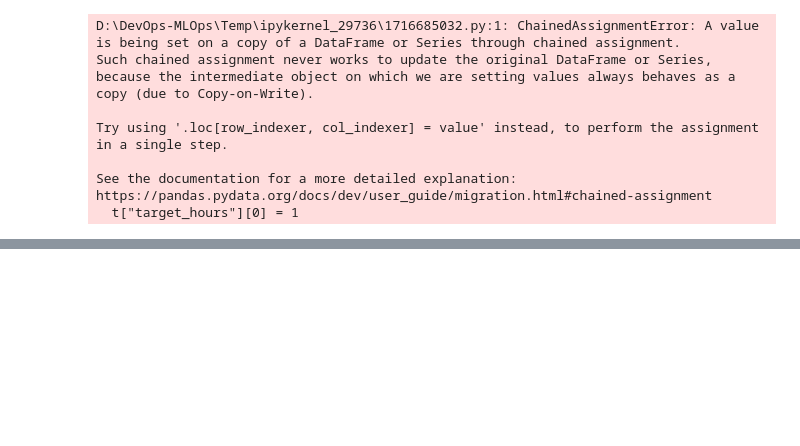
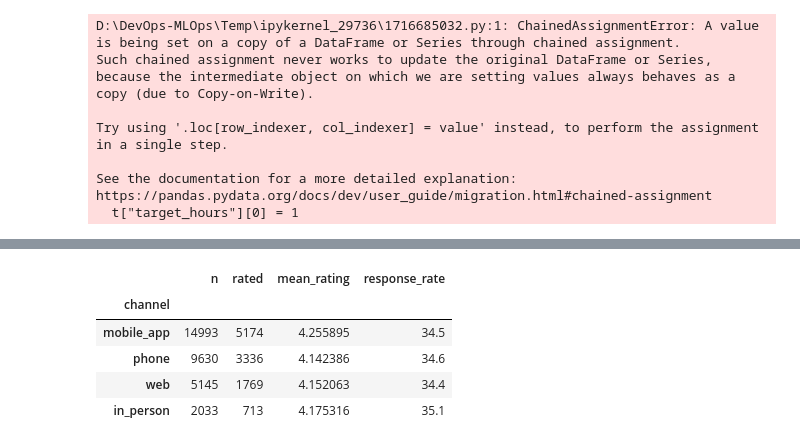
Before and after one commit to R-olling/de-journey, a Jupyter notebook: week1/analysis.ipynb, the cells around one changed output, grey strips where cells are left out. Saved outputs shown, nothing was run; the diff lists cells and outputs as text; code cells hidden in the pictures; blank space fills up the shorter version.

Commit message:
week1: 缺失决策 + 时间字段 + groupby 与 Top10

```diff
--- a/week1/analysis.ipynb
+++ b/week1/analysis.ipynb
@@ -154,0 +185,3 @@ See the documentation for a more detailed explanation: https://pandas.pydata.org
+# %%
+req["month"] = req["created_at"].dt.to_period("M").astype(str)
+print(req["month"].nunique())       # 24
@@ -154,0 +205,15 @@ See the documentation for a more detailed explanation: https://pandas.pydata.org
+# %%
+g = (req.groupby("channel", observed=True)
+        .agg(n=("request_id", "size"),
+             rated=("citizen_rating", "count"),
+             mean_rating=("citizen_rating", "mean")))
+g
+g["response_rate"] = (g["rated"] / g["n"] * 100).round(1)
+g.sort_values("n", ascending=False)
+# %% [output]
+|  | n | rated | mean_rating | response_rate |
+| channel |  |  |  |  |
+| mobile_app | 14993 | 5174 | 4.255895 | 34.5 |
+| phone | 9630 | 3336 | 4.142386 | 34.6 |
+| web | 5145 | 1769 | 4.152063 | 34.4 |
+| in_person | 2033 | 713 | 4.175316 | 35.1 |
```
Also changed, not shown: parts of 7 cells of this notebook, 1 other file.
